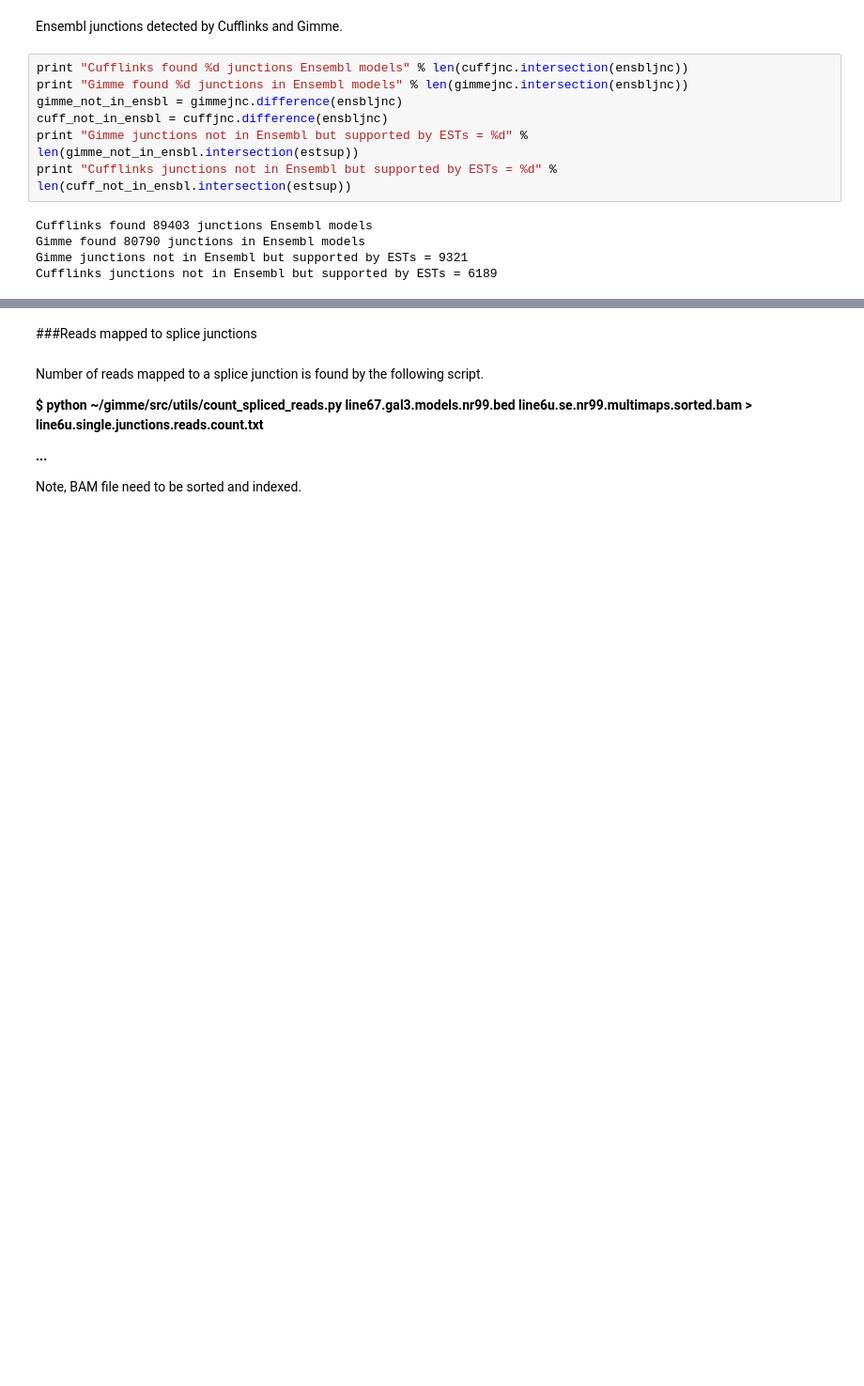
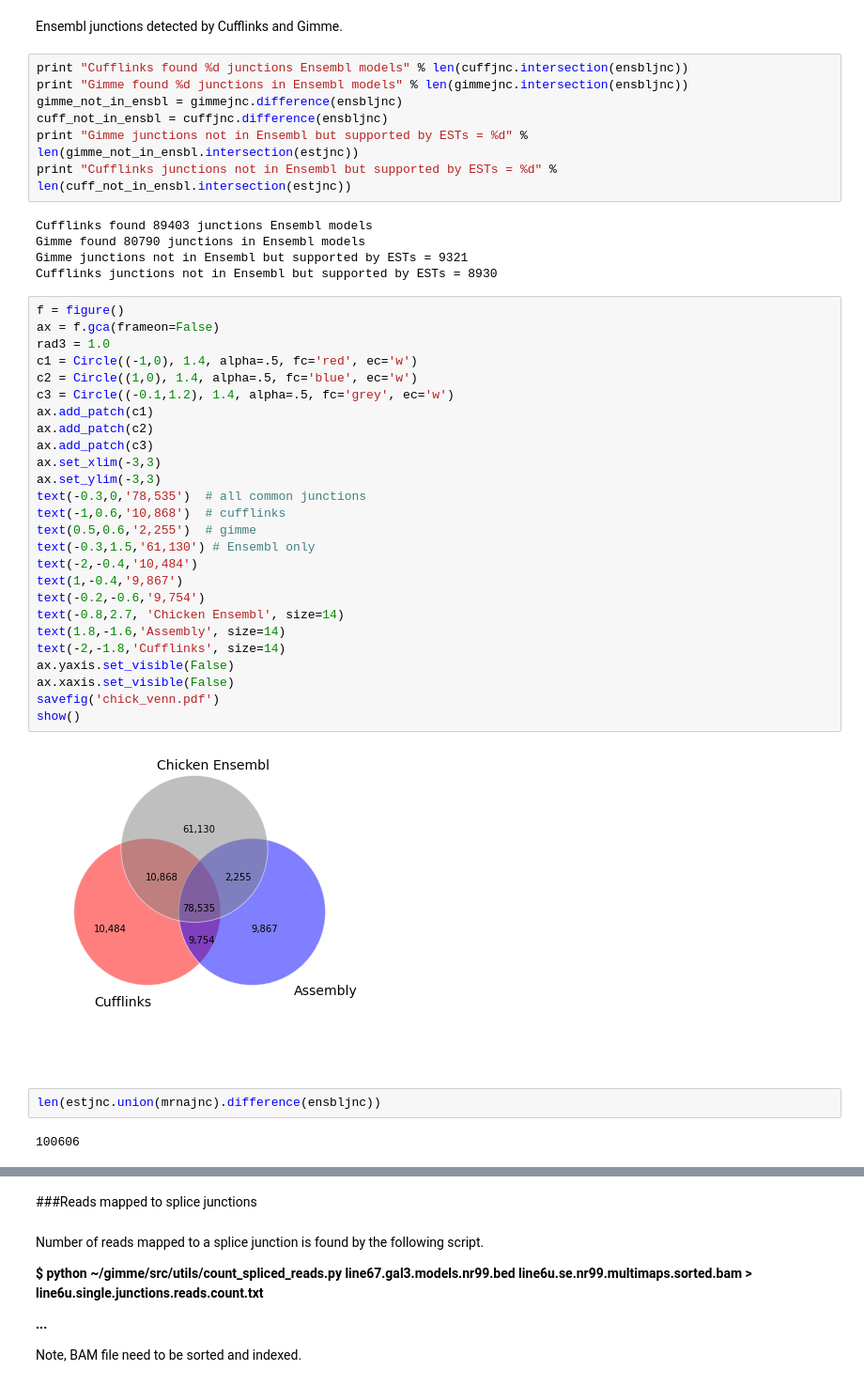
Before and after one commit to likit/notebooks, a Jupyter notebook: gimme.ipynb, the cells around one changed output, grey strips where cells are left out. Shown: that part at 94% size. Cells and saved outputs as stored; diff of their text form; blank space fills up the shorter version.

```diff
--- a/gimme.ipynb
+++ b/gimme.ipynb
@@ -468,10 +491,42 @@ print "Cufflinks found %d junctions Ensembl models" % len(cuffjnc.intersection(e
 print "Gimme found %d junctions in Ensembl models" % len(gimmejnc.intersection(ensbljnc))
 gimme_not_in_ensbl = gimmejnc.difference(ensbljnc)
 cuff_not_in_ensbl = cuffjnc.difference(ensbljnc)
-print "Gimme junctions not in Ensembl but supported by ESTs = %d" % len(gimme_not_in_ensbl.intersection(estsup))
-print "Cufflinks junctions not in Ensembl but supported by ESTs = %d" % len(cuff_not_in_ensbl.intersection(estsup))
+print "Gimme junctions not in Ensembl but supported by ESTs = %d" % len(gimme_not_in_ensbl.intersection(estjnc))
+print "Cufflinks junctions not in Ensembl but supported by ESTs = %d" % len(cuff_not_in_ensbl.intersection(estjnc))
 # %% [output]
 Cufflinks found 89403 junctions Ensembl models
 Gimme found 80790 junctions in Ensembl models
 Gimme junctions not in Ensembl but supported by ESTs = 9321
-Cufflinks junctions not in Ensembl but supported by ESTs = 6189
+Cufflinks junctions not in Ensembl but supported by ESTs = 8930
+# %%
+f = figure()
+ax = f.gca(frameon=False)
+rad3 = 1.0
+c1 = Circle((-1,0), 1.4, alpha=.5, fc='red', ec='w')
+c2 = Circle((1,0), 1.4, alpha=.5, fc='blue', ec='w')
+c3 = Circle((-0.1,1.2), 1.4, alpha=.5, fc='grey', ec='w')
+ax.add_patch(c1)
+ax.add_patch(c2)
+ax.add_patch(c3)
+ax.set_xlim(-3,3)
+ax.set_ylim(-3,3)
+text(-0.3,0,'78,535')  # all common junctions
+text(-1,0.6,'10,868')  # cufflinks
+text(0.5,0.6,'2,255')  # gimme
+text(-0.3,1.5,'61,130') # Ensembl only
+text(-2,-0.4,'10,484')
+text(1,-0.4,'9,867')
+text(-0.2,-0.6,'9,754')
+text(-0.8,2.7, 'Chicken Ensembl', size=14)
+text(1.8,-1.6,'Assembly', size=14)
+text(-2,-1.8,'Cufflinks', size=14)
+ax.yaxis.set_visible(False)
+ax.xaxis.set_visible(False)
+savefig('chick_venn.pdf')
+show()
+# %% [output]
+[figure, added]
+# %%
+len(estjnc.union(mrnajnc).difference(ensbljnc))
+# %% [output]
+100606
```
Also changed, not shown: parts of 20 cells of this notebook.
